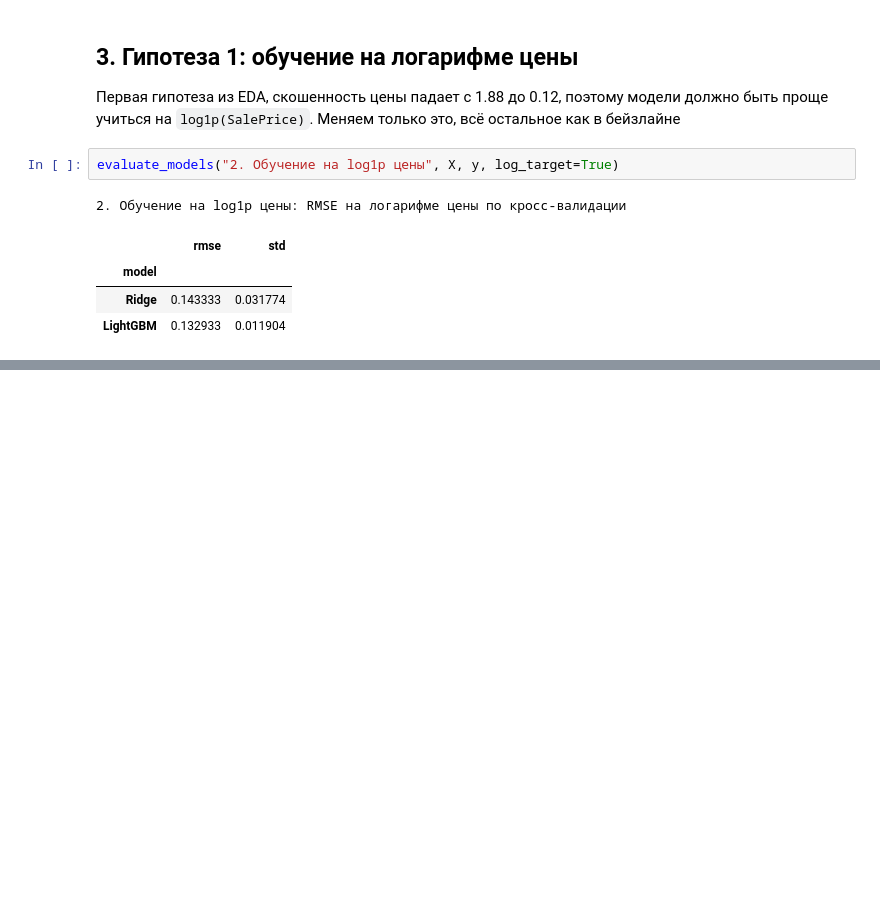
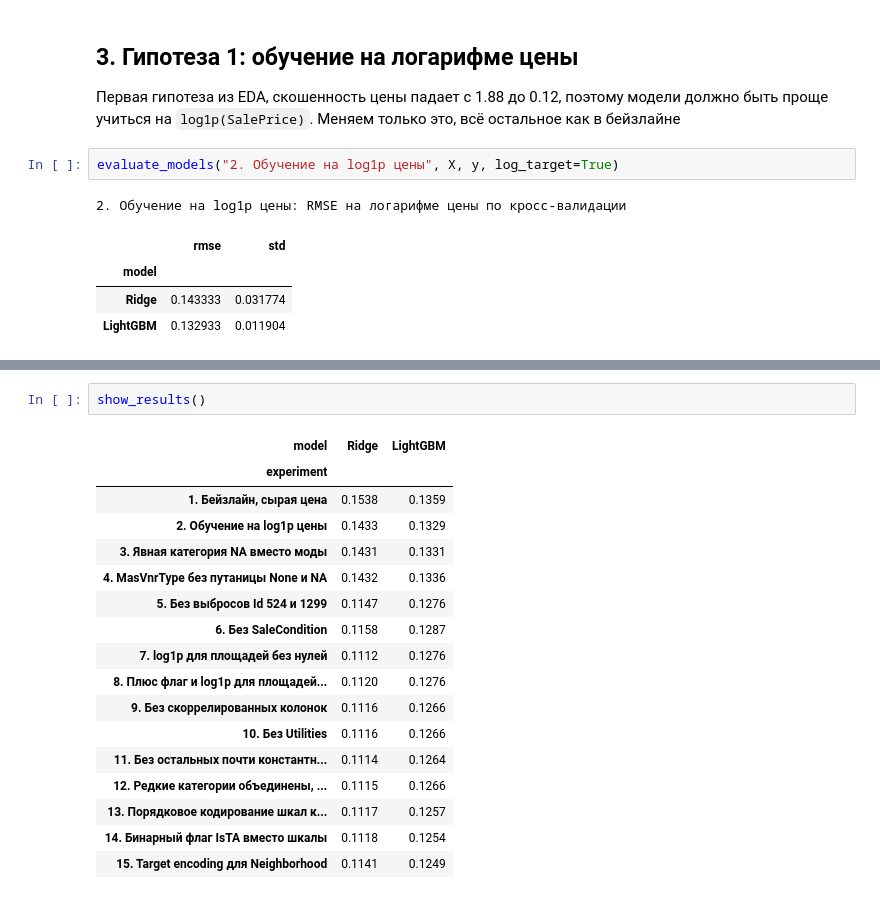
Before and after one commit to LeoFa9/housing_prices, a Jupyter notebook: notebooks/baseline_and_preprocessing.ipynb, the cells around one changed output, grey strips where cells are left out. Drawn from its saved outputs; the diff is of its cells as text; blank space fills up the shorter version.

```diff
--- a/notebooks/baseline_and_preprocessing.ipynb
+++ b/notebooks/baseline_and_preprocessing.ipynb
@@ -171,0 +692,20 @@ show_results()
+# %%
+show_results()
+# %% [output]
+| model | Ridge | LightGBM |
+| experiment |  |  |
+| 1. Бейзлайн, сырая цена | 0.1538 | 0.1359 |
+| 2. Обучение на log1p цены | 0.1433 | 0.1329 |
+| 3. Явная категория NA вместо моды | 0.1431 | 0.1331 |
+| 4. MasVnrType без путаницы None и NA | 0.1432 | 0.1336 |
+| 5. Без выбросов Id 524 и 1299 | 0.1147 | 0.1276 |
+| 6. Без SaleCondition | 0.1158 | 0.1287 |
+| 7. log1p для площадей без нулей | 0.1112 | 0.1276 |
+| 8. Плюс флаг и log1p для площадей... | 0.1120 | 0.1276 |
+| 9. Без скоррелированных колонок | 0.1116 | 0.1266 |
+| 10. Без Utilities | 0.1116 | 0.1266 |
+| 11. Без остальных почти константн... | 0.1114 | 0.1264 |
+| 12. Редкие категории объединены, ... | 0.1115 | 0.1266 |
+| 13. Порядковое кодирование шкал к... | 0.1117 | 0.1257 |
+| 14. Бинарный флаг IsTA вместо шкалы | 0.1118 | 0.1254 |
+| 15. Target encoding для Neighborhood | 0.1141 | 0.1249 |
```
Also changed, not shown: parts of 56 cells of this notebook.
